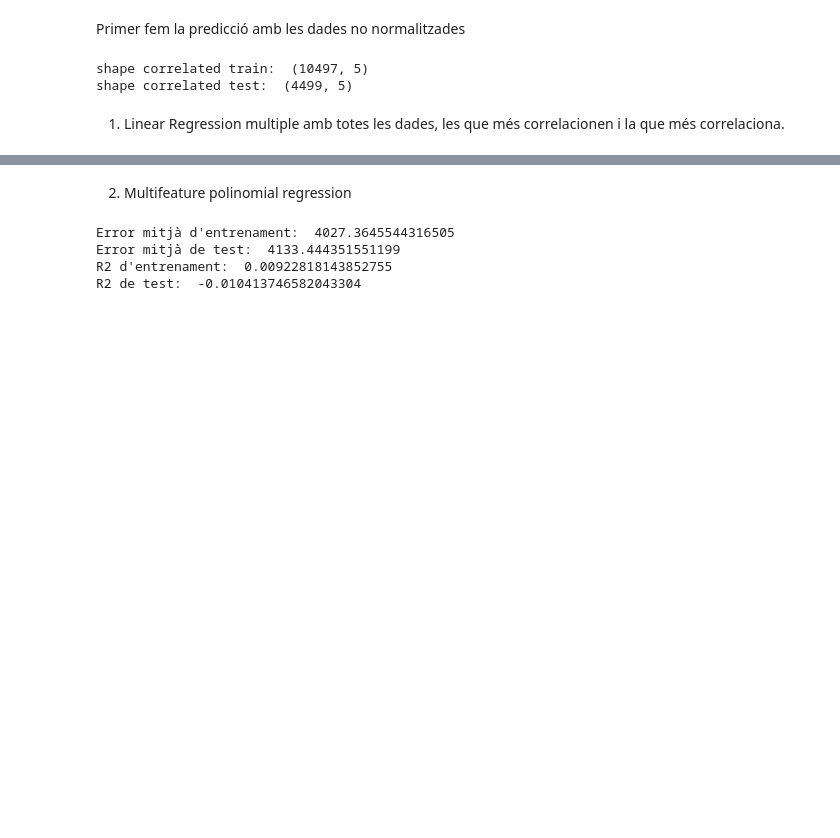
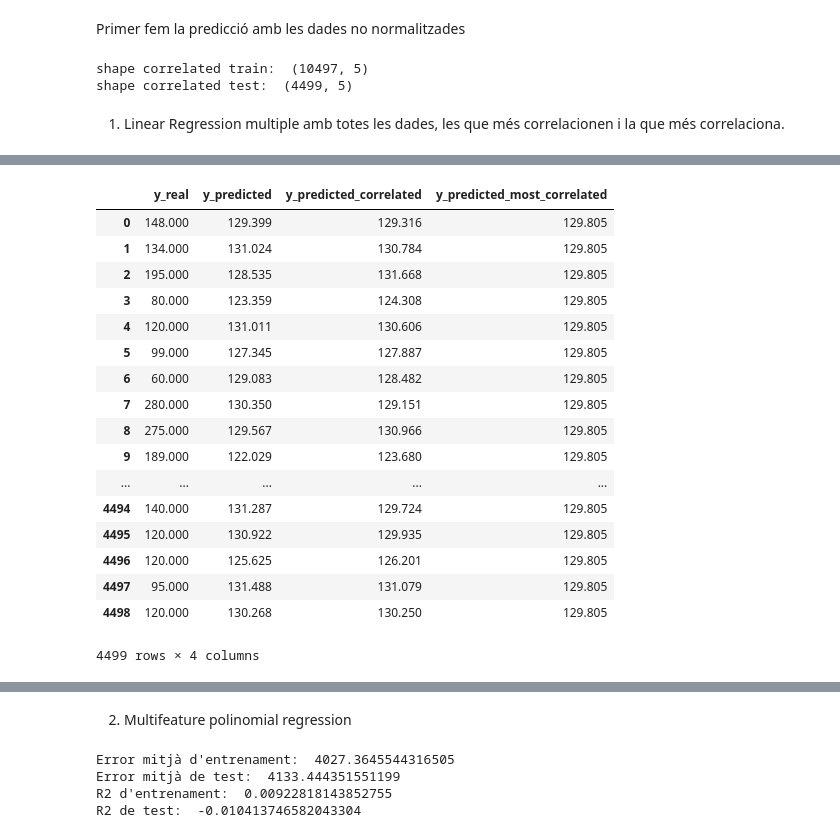
Before and after one commit to celia-m15/Amsterdam_AirBnb_Price, a Jupyter notebook: Price_regression.ipynb, the cells around one changed output, grey strips where cells are left out. Drawn from its saved outputs; the diff is of its cells as text; code cells hidden in the pictures; blank space fills up the shorter version.

```diff
--- a/Price_regression.ipynb
+++ b/Price_regression.ipynb
@@ -285,28 +261,18 @@ R2 de test:  -0.0015637152087795148
 linear_regression = linear_model.LinearRegression()
 linear_regression.fit(X_Most_Correlated_train, y_train)
 
-y_train_predicted = linear_regression.predict(X_Most_Correlated_train)
-y_test_predicted = linear_regression.predict(X_Most_Correlated_test)
+y_train_predicted_Most_Correlated = linear_regression.predict(X_Most_Correlated_train)
+y_test_predicted_Most_Correlated = linear_regression.predict(X_Most_Correlated_test)
 
-train_MSD = mean_squared_error(y_train, y_train_predicted)
-train_R2 = r2_score(y_train, y_train_predicted)
-test_MSD = mean_squared_error(y_test, y_test_predicted)
-test_R2 = r2_score(y_test, y_test_predicted)
+train_MSD = mean_squared_error(y_train, y_train_predicted_Most_Correlated)
+train_R2 = r2_score(y_train, y_train_predicted_Most_Correlated)
+test_MSD = mean_squared_error(y_test, y_test_predicted_Most_Correlated)
+test_R2 = r2_score(y_test, y_test_predicted_Most_Correlated)
 
 print("Error mitjà d'entrenament: ", train_MSD)
 print("Error mitjà de test: ", test_MSD)
 print("R2 d'entrenament: ", train_R2)
 print("R2 de test: ", test_R2)
-
-
-df = y_train.assign(y_predicted=y_train_predicted)
-df = df.rename(columns={'160.0' : 'y_real'})
-
-df1 = df.head(25)
-df1.plot(kind='bar',figsize=(10,10))
-plt.grid(which='major', linestyle='-', linewidth='0.5', color='green')
-plt.grid(which='minor', linestyle=':', linewidth='0.5', color='black')
-plt.show()
 # %% [output]
 Error mitjà d'entrenament:  4063.3785989309526
 Error mitjà de test:  4092.6517783808813
@@ -316,0 +281,23 @@ R2 de test:  -0.0004420684404771169
+# %%
+df = y_test.assign(y_predicted=y_test_predicted, y_predicted_correlated=y_test_predicted_Correlated, y_predicted_most_correlated = y_test_predicted_Most_Correlated)
+df = df.rename(columns={'59.0' : 'y_real'})
+df
+# %% [output]
+|  | y_real | y_predicted | y_predicted_correlated | y_predicted_most_correlated |
+| 0 | 148.000 | 129.399 | 129.316 | 129.805 |
+| 1 | 134.000 | 131.024 | 130.784 | 129.805 |
+| 2 | 195.000 | 128.535 | 131.668 | 129.805 |
+| 3 | 80.000 | 123.359 | 124.308 | 129.805 |
+| 4 | 120.000 | 131.011 | 130.606 | 129.805 |
+| 5 | 99.000 | 127.345 | 127.887 | 129.805 |
+| 6 | 60.000 | 129.083 | 128.482 | 129.805 |
+| 7 | 280.000 | 130.350 | 129.151 | 129.805 |
+| 8 | 275.000 | 129.567 | 130.966 | 129.805 |
+| 9 | 189.000 | 122.029 | 123.680 | 129.805 |
+| ... | ... | ... | ... | ... |
+| 4494 | 140.000 | 131.287 | 129.724 | 129.805 |
+| 4495 | 120.000 | 130.922 | 129.935 | 129.805 |
+| 4496 | 120.000 | 125.625 | 126.201 | 129.805 |
+| 4497 | 95.000 | 131.488 | 131.079 | 129.805 |
+| 4498 | 120.000 | 130.268 | 130.250 | 129.805 |
+4499 rows × 4 columns
```
Also changed, not shown: parts of 33 cells of this notebook.
